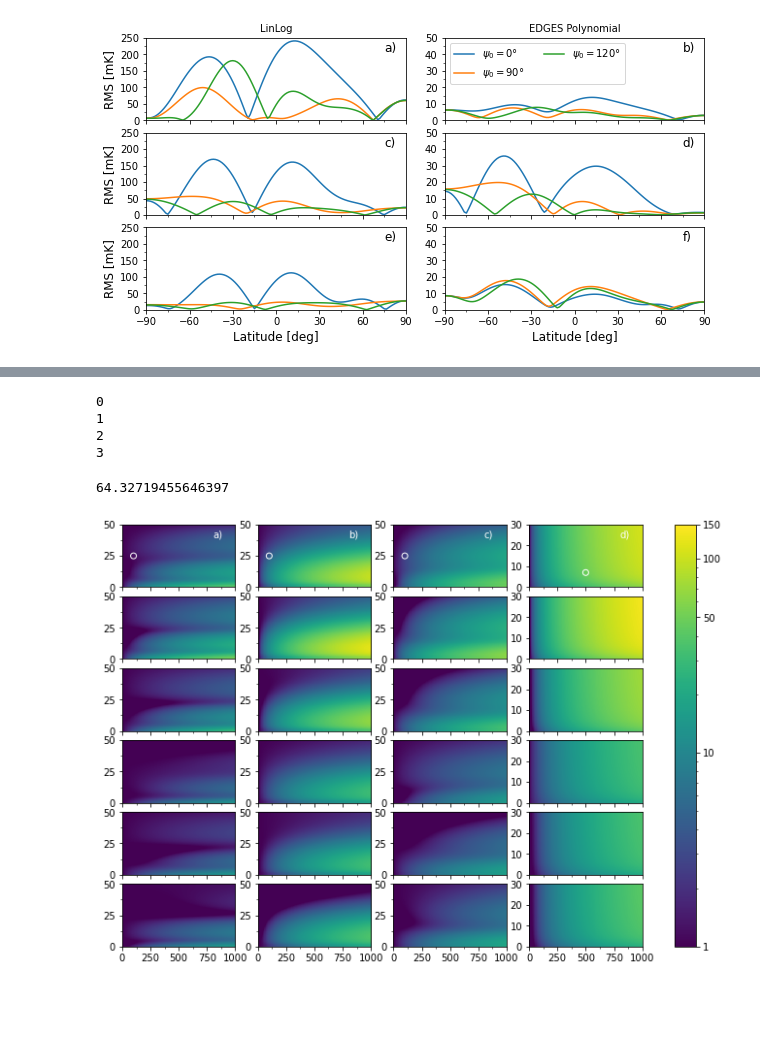
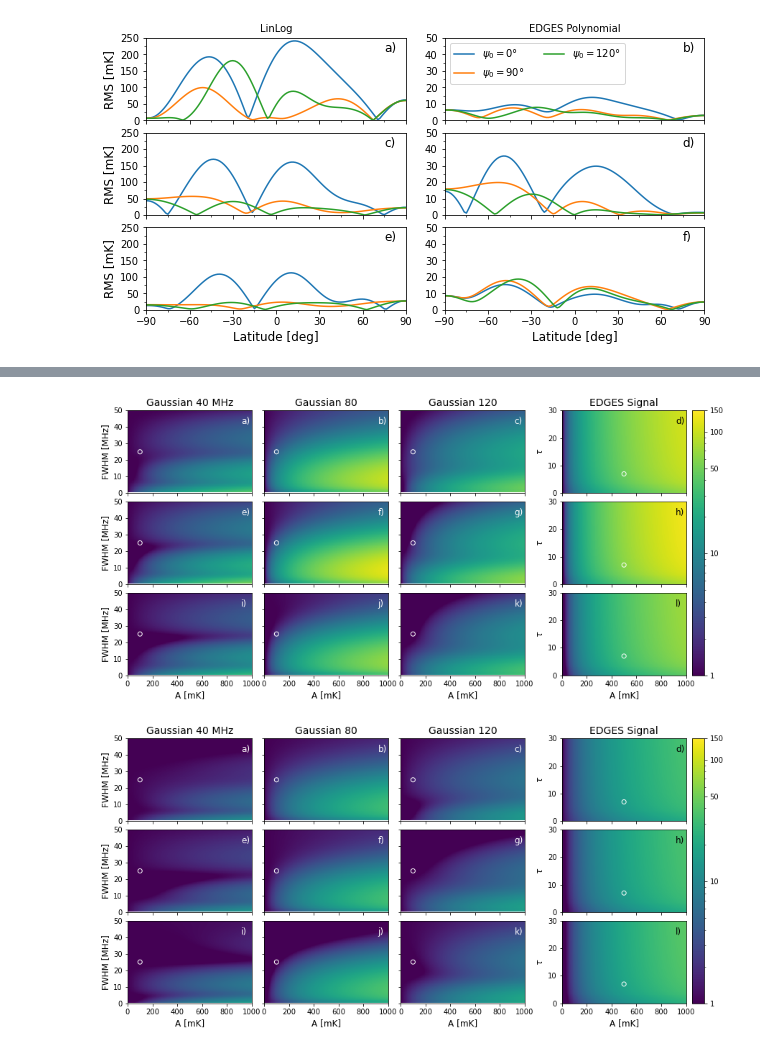
Before and after one commit to christianhbye/21cm_obs_simulations, a Jupyter notebook: PaperPlots_MIST.ipynb, the cells around one changed output, grey strips where cells are left out. Cells and saved outputs as stored; diff of their text form; code cells hidden in the pictures; blank space fills up the shorter version.

Commit message:
finish mock signal plots

```diff
--- a/PaperPlots_MIST.ipynb
+++ b/PaperPlots_MIST.ipynb
@@ -85,15 +76,0 @@ tmean = np.mean(t, axis=0)
-# %%
-all_arr = [gauss40, gauss80, gauss120, edges]
-centres = [40, 80, 120]
-for i, arr in enumerate(all_arr):
-    print(i)
-    if i < 3:
-        ratio, ref = a.gaussian_rms(f, tmean, centre=centres[i])
-    else:
-        ratio, ref = a.EDGES_rms(f, tmean)
-    arr[2, 0] = ratio
-# %% [output]
-0
-1
-2
-3
@@ -102,9 +77,10 @@ np.save('edges_ratios.npy', edges)
-# %%
-np.nanmax(gauss120)
-# %% [output]
-64.32719455646397
+# %%
+gauss40 = np.load('gauss40.npy')
+gauss80 = np.load('gauss80.npy')
+gauss120 = np.load('gauss120.npy')
+edges = np.load('edges_ratios.npy')
 # %%
-fig, axs = a.plot_gauss_edges(gauss40, gauss80, gauss120, edges)
+fig = a.plot_gauss_edges(gauss40, gauss80, gauss120, edges)
 # %% [output]
-[figure, old version]
+[figure, new version]
 # %%
@@ -111,0 +88,4 @@ fig.savefig('plots/paper_figs/mock_signal_ratios.pdf', bbox_inches='tight')
+# %%
+fig = a.plot_gauss_edges(gauss40, gauss80, gauss120, edges, north=False)
+# %% [output]
+[figure, added]
```
Also changed, not shown: parts of 7 cells of this notebook.
